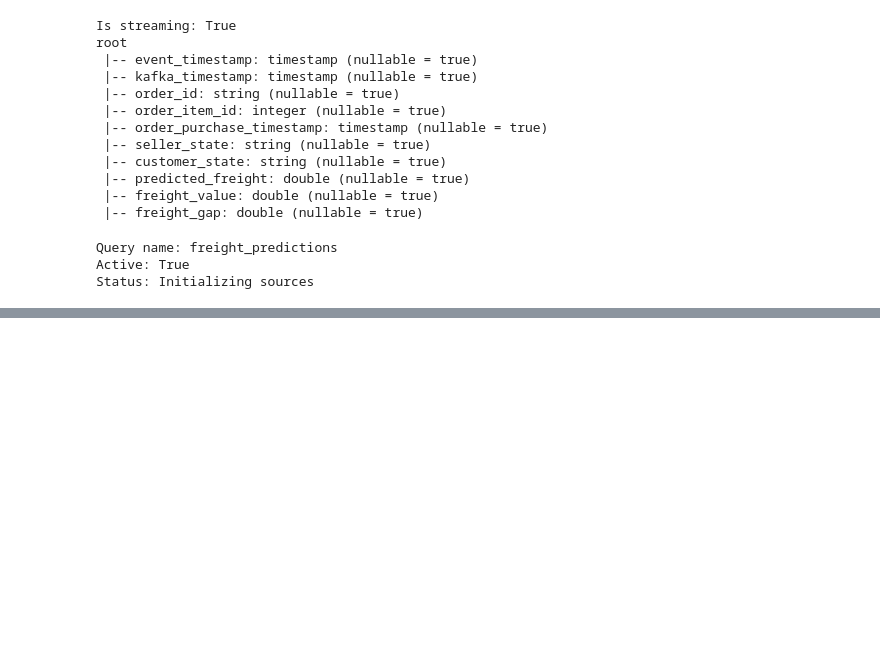
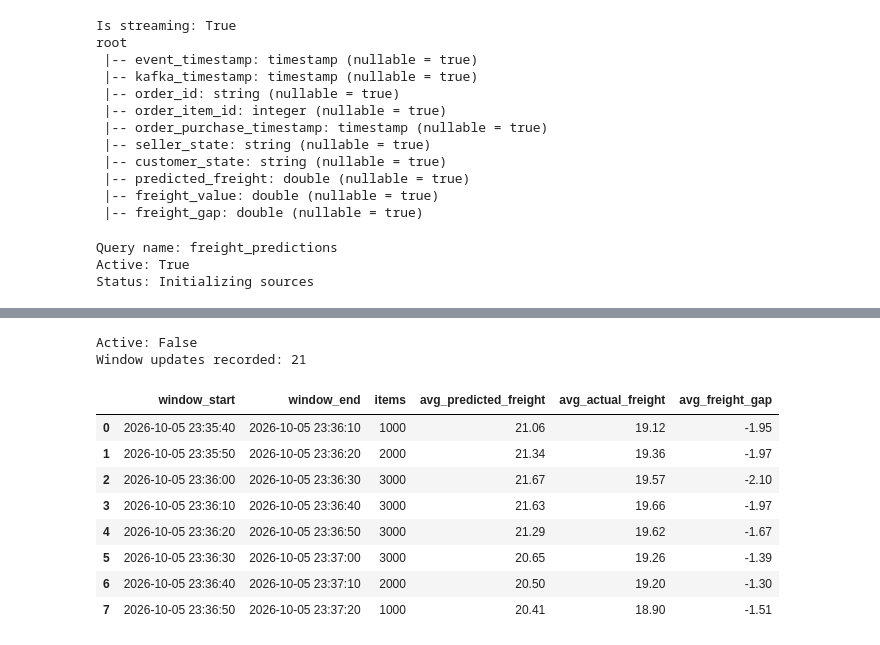
Before and after one commit to mounisha-dev21/ito5202-assessment2-streaming, a Jupyter notebook: assessment2.ipynb, the cells around one changed output, grey strips where cells are left out. Saved outputs shown, nothing was run; the diff lists cells and outputs as text; code cells hidden in the pictures; blank space fills up the shorter version.

Commit message:
Add sliding window aggregation with watermark and foreachBatch output. Also reran model outputs

```diff
--- a/assessment2.ipynb
+++ b/assessment2.ipynb
@@ -2885,0 +3043,41 @@ only showing top 5 rows
+# %%
+# Stop the windowed streaming query
+windows_query.stop()
+
+# Check that it has stopped
+print("Active:", windows_query.isActive)
+print("Window updates recorded:", len(window_updates))
+# %% [output]
+Active: False
+Window updates recorded: 21
+# %%
+# Put all recorded window updates into a table
+updates_df = pd.DataFrame(window_updates)
+
+# Keep the latest result for each window
+updates_df = updates_df.sort_values(
+    "batch_id"
+)
+
+final_windows = updates_df.groupby(
+    "window_start"
+).last()
+
+final_windows = final_windows.reset_index()
+
+# Remove the batch ID from the final display
+final_windows = final_windows.drop(
+    columns="batch_id"
+)
+
+final_windows
+# %% [output]
+|  | window_start | window_end | items | avg_predicted_freight | avg_actual_freight | avg_freight_gap |
+| 0 | 2026-10-05 23:35:40 | 2026-10-05 23:36:10 | 1000 | 21.06 | 19.12 | -1.95 |
+| 1 | 2026-10-05 23:35:50 | 2026-10-05 23:36:20 | 2000 | 21.34 | 19.36 | -1.97 |
+| 2 | 2026-10-05 23:36:00 | 2026-10-05 23:36:30 | 3000 | 21.67 | 19.57 | -2.10 |
+| 3 | 2026-10-05 23:36:10 | 2026-10-05 23:36:40 | 3000 | 21.63 | 19.66 | -1.97 |
+| 4 | 2026-10-05 23:36:20 | 2026-10-05 23:36:50 | 3000 | 21.29 | 19.62 | -1.67 |
+| 5 | 2026-10-05 23:36:30 | 2026-10-05 23:37:00 | 3000 | 20.65 | 19.26 | -1.39 |
+| 6 | 2026-10-05 23:36:40 | 2026-10-05 23:37:10 | 2000 | 20.50 | 19.20 | -1.30 |
+| 7 | 2026-10-05 23:36:50 | 2026-10-05 23:37:20 | 1000 | 20.41 | 18.90 | -1.51 |
```
Also changed, not shown: parts of 16 cells of this notebook, 39 other files.
